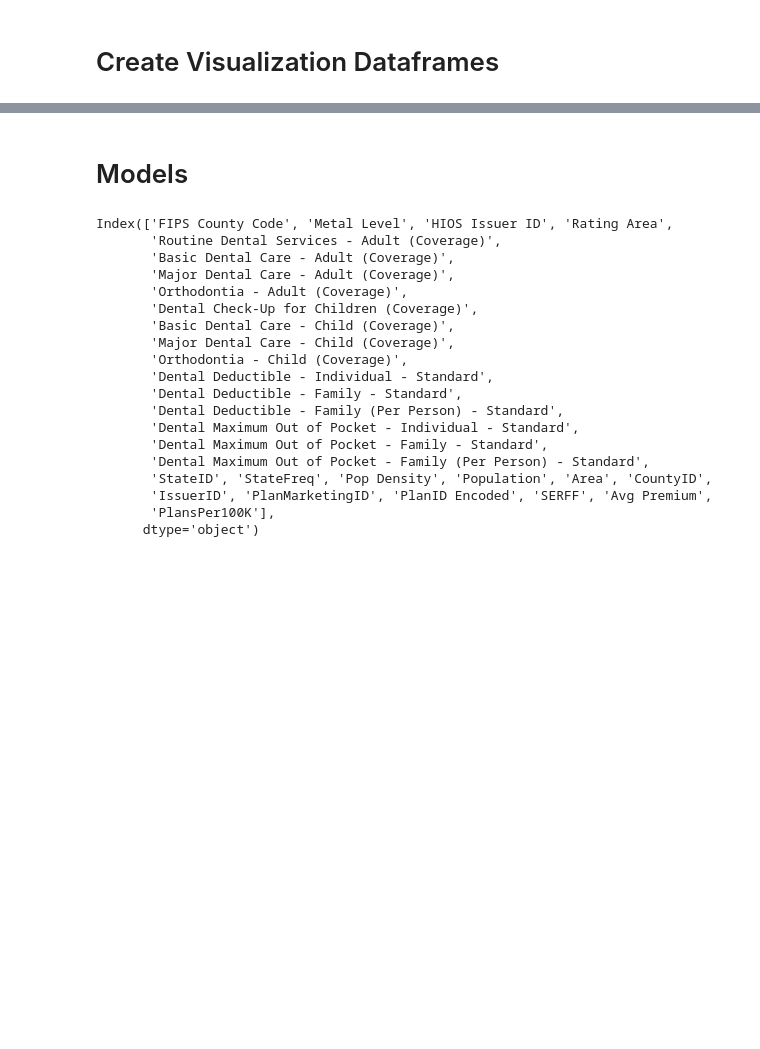
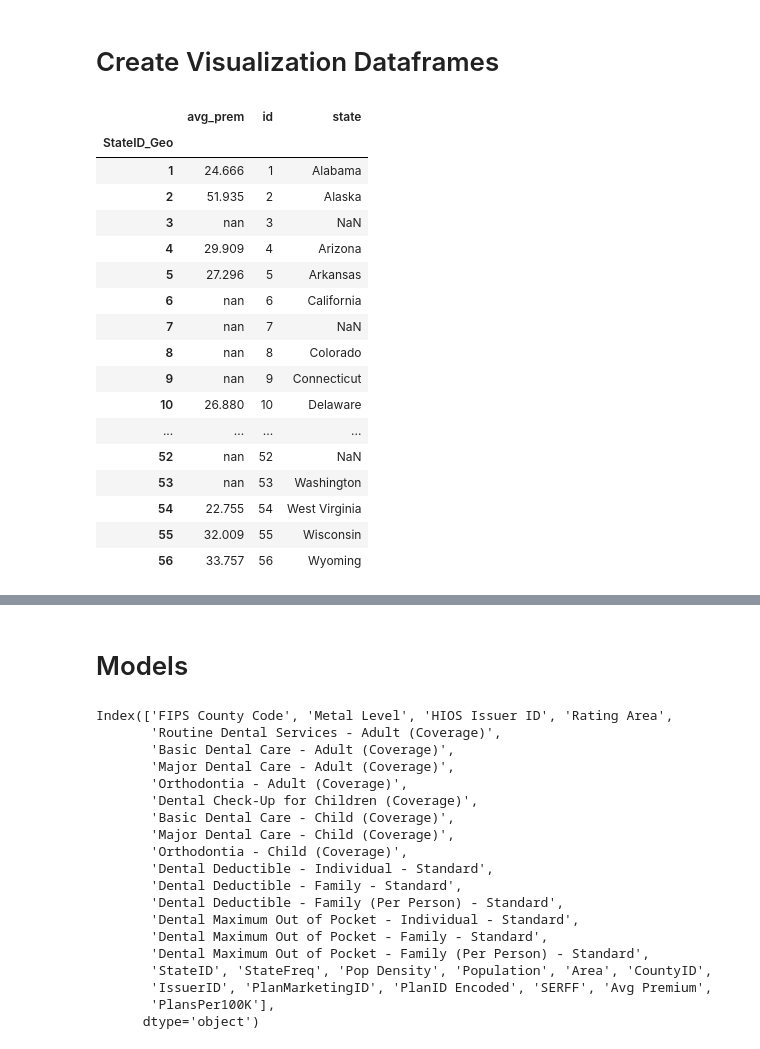
Before and after one commit to hjhuney/Healthcare-dot-Gov-Notebooks, a Jupyter notebook: 2017_QHP_Individual_Market_Dental.ipynb, the cells around one changed output, grey strips where cells are left out. Saved outputs shown, nothing was run; the diff lists cells and outputs as text; code cells hidden in the pictures; blank space fills up the shorter version.

```diff
--- a/2017_QHP_Individual_Market_Dental.ipynb
+++ b/2017_QHP_Individual_Market_Dental.ipynb
@@ -104,0 +103,3 @@ pop_df['Area'] = pop_df['Area'].astype('uint32')
+# %%
+# dictionary for state names and codes for visualizations
+state_geo_dict = pd.Series(pop_df.State.values,index=pop_df['StateID_Geo']).to_dict()
@@ -371,5 +382,29 @@ def feature_by_premium(feature):
     new_df['id'] = new_df.index
 
     return new_df
+# %%
+state_prem_df = feature_by_premium('StateID_Geo')
+state_prem_df = state_prem_df.reindex(list(range(state_prem_df.index.min(),state_prem_df.index.max()+1)),fill_value=np.nan)
+state_prem_df['id'] = state_prem_df.index.astype('uint16')
+state_prem_df['state'] = state_prem_df['id'].map(state_geo_dict)
 # %%
-state_prem_df = feature_by_premium('StateID_Geo')
+state_prem_df
+# %% [output]
+|  | avg_prem | id | state |
+| StateID_Geo |  |  |  |
+| 1 | 24.666 | 1 | Alabama |
+| 2 | 51.935 | 2 | Alaska |
+| 3 | nan | 3 | NaN |
+| 4 | 29.909 | 4 | Arizona |
+| 5 | 27.296 | 5 | Arkansas |
+| 6 | nan | 6 | California |
+| 7 | nan | 7 | NaN |
+| 8 | nan | 8 | Colorado |
+| 9 | nan | 9 | Connecticut |
+| 10 | 26.880 | 10 | Delaware |
+| ... | ... | ... | ... |
+| 52 | nan | 52 | NaN |
+| 53 | nan | 53 | Washington |
+| 54 | 22.755 | 54 | West Virginia |
+| 55 | 32.009 | 55 | Wisconsin |
+| 56 | 33.757 | 56 | Wyoming |
```
Also changed, not shown: parts of 29 cells of this notebook.
